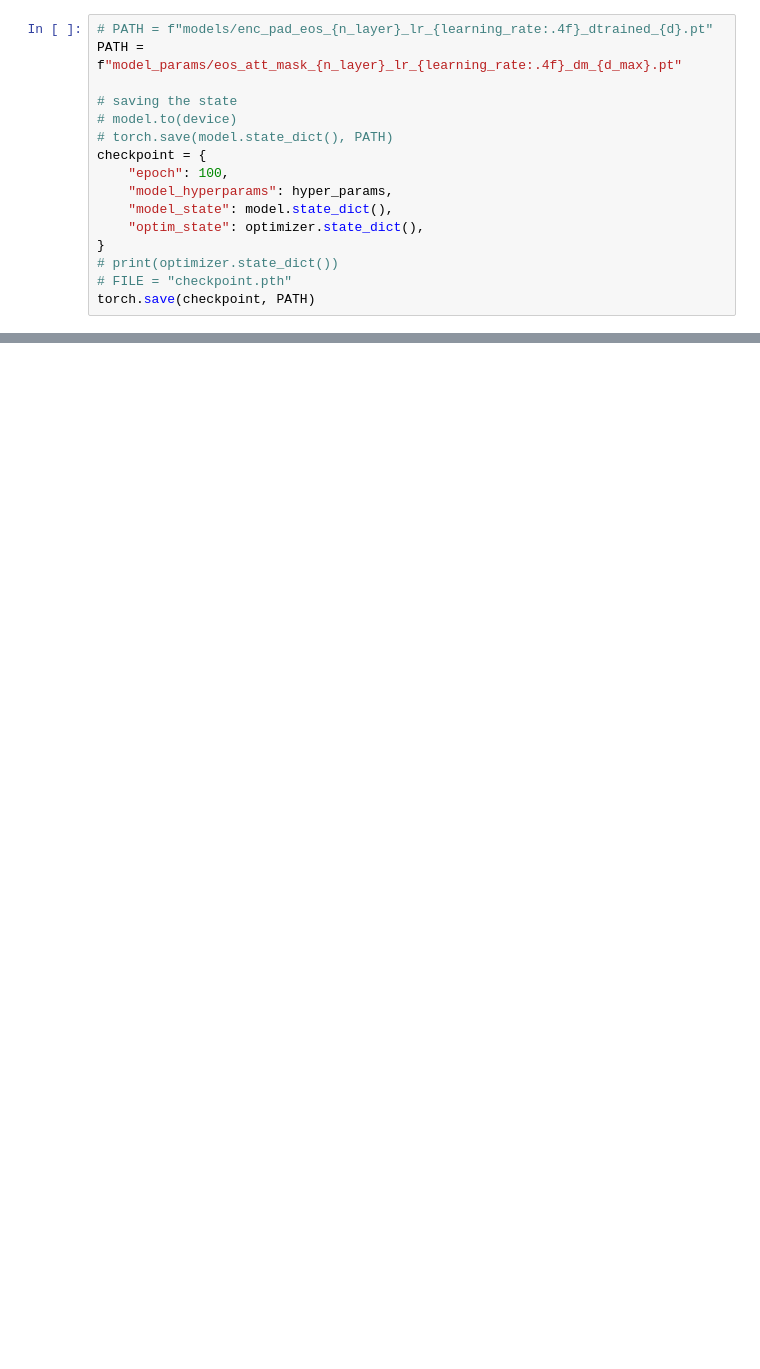
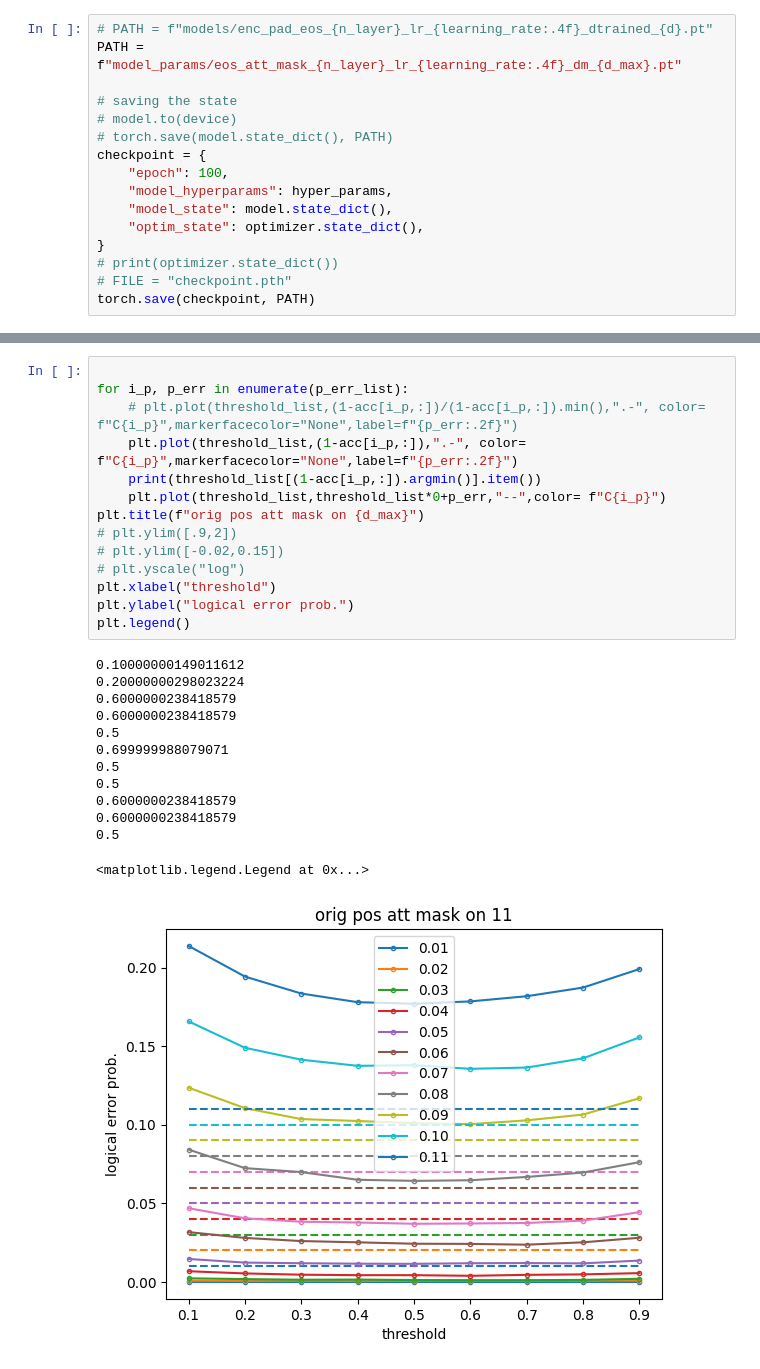
Before and after one commit to hassan-shap/MLqec, a Jupyter notebook: train-dev.ipynb, the cells around one changed output, grey strips where cells are left out. Cells and saved outputs as stored; diff of their text form; blank space fills up the shorter version.

```diff
--- a/train-dev.ipynb
+++ b/train-dev.ipynb
@@ -346,0 +401,28 @@ plt.legend()
+# %%
+
+for i_p, p_err in enumerate(p_err_list):
+    # plt.plot(threshold_list,(1-acc[i_p,:])/(1-acc[i_p,:]).min(),".-", color= f"C{i_p}",markerfacecolor="None",label=f"{p_err:.2f}")
+    plt.plot(threshold_list,(1-acc[i_p,:]),".-", color= f"C{i_p}",markerfacecolor="None",label=f"{p_err:.2f}")
+    print(threshold_list[(1-acc[i_p,:]).argmin()].item())
+    plt.plot(threshold_list,threshold_list*0+p_err,"--",color= f"C{i_p}")
+plt.title(f"orig pos att mask on {d_max}")
+# plt.ylim([.9,2])
+# plt.ylim([-0.02,0.15])
+# plt.yscale("log")
+plt.xlabel("threshold")
+plt.ylabel("logical error prob.")
+plt.legend()
+# %% [output]
+0.10000000149011612
+0.20000000298023224
+0.6000000238418579
+0.6000000238418579
+0.5
+0.699999988079071
+0.5
+0.5
+0.6000000238418579
+0.6000000238418579
+0.5
+<matplotlib.legend.Legend at 0x...>
+[figure, added]
```
Also changed, not shown: parts of 8 cells of this notebook, 3 other files.
